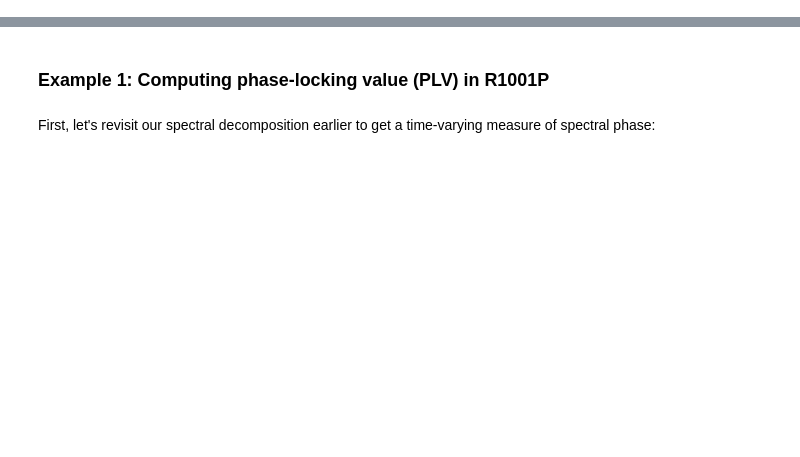
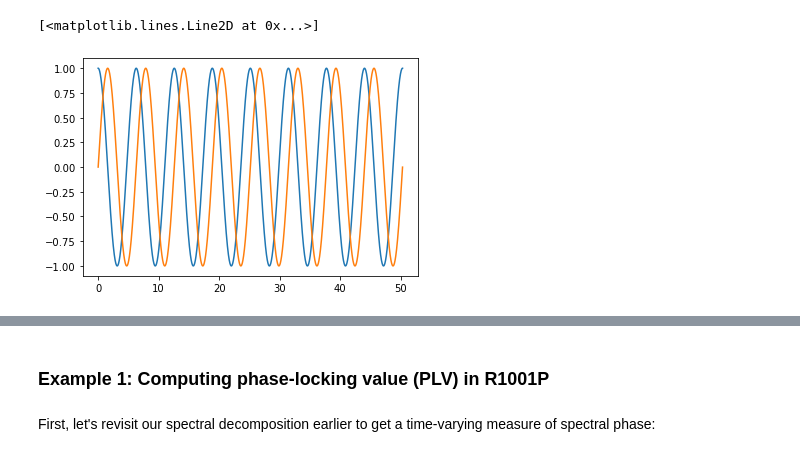
Before and after one commit to pennmem/CMLWorkshop, a Jupyter notebook: A2_Connectivity.ipynb, the cells around one changed output, grey strips where cells are left out. Drawn from its saved outputs; the diff is of its cells as text; code cells hidden in the pictures; blank space fills up the shorter version.

```diff
--- a/A2_Connectivity.ipynb
+++ b/A2_Connectivity.ipynb
@@ -0,0 +38,11 @@
+# %%
+import numpy as np
+%matplotlib inline
+import pylab as plt
+
+x = np.arange(0,8*2*np.pi,0.001)
+plt.plot(x, np.cos(x))
+plt.plot(x, np.sin(x))
+# %% [output]
+[<matplotlib.lines.Line2D at 0x...>]
+[figure, added]
```
Also changed, not shown: parts of 16 cells of this notebook, 6 other files.
